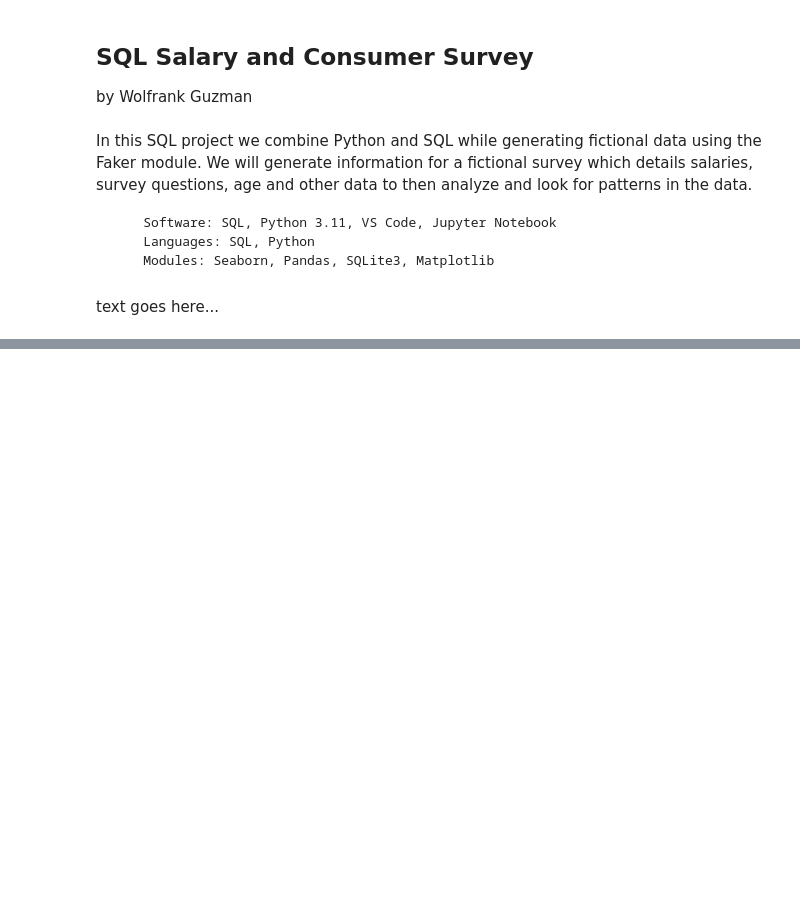
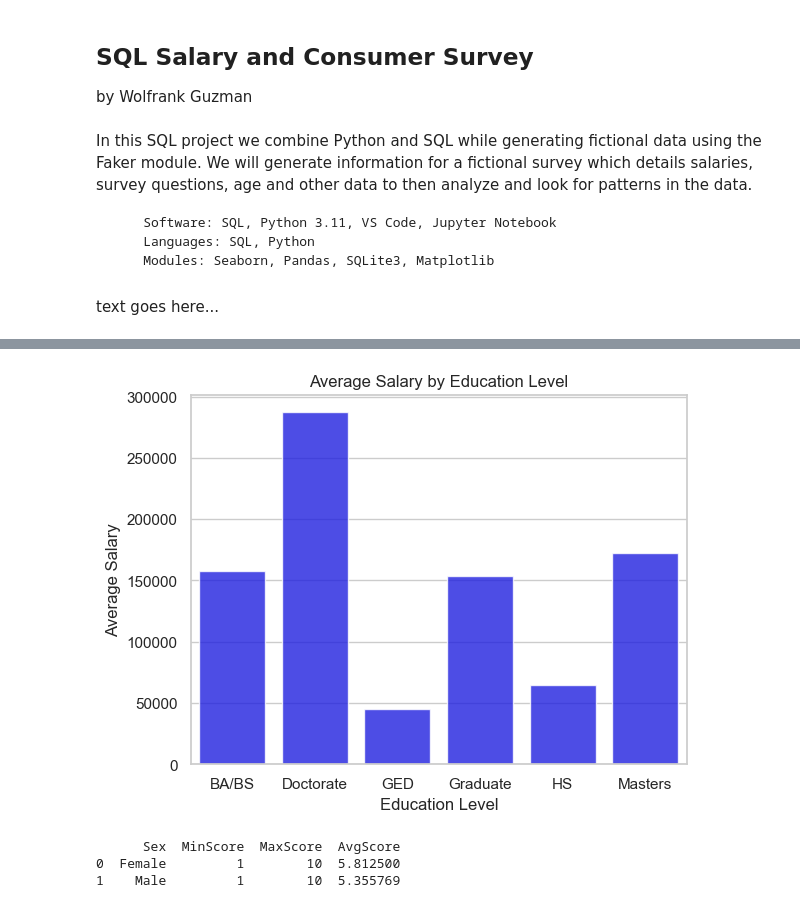
Before and after one commit to guzmanwolfrank/Data, a Jupyter notebook: SQLSalaryData/RandomData.ipynb, the cells around one changed output, grey strips where cells are left out. Saved outputs shown, nothing was run; the diff lists cells and outputs as text; code cells hidden in the pictures; blank space fills up the shorter version.

```diff
--- a/SQLSalaryData/RandomData.ipynb
+++ b/SQLSalaryData/RandomData.ipynb
@@ -521,0 +424,39 @@ SELECT Occupation, MAX(Salary) AS MaxSalary,
+# %%
+
+
+# 2. Calculate Average Salary by Education Level
+query2 = """
+SELECT Education, AVG(Salary) AS AvgSalary
+FROM data
+GROUP BY Education;
+"""
+result2 = pd.read_sql_query(query2, conn)
+
+# Visualize query results where applicable
+# Example: Visualize average salary by education level
+sns.barplot(x='Education', y='AvgSalary', data=result2, color='blue', alpha=0.8)
+plt.title('Average Salary by Education Level')
+plt.xticks(rotation=0)
+plt.xlabel('Education Level')
+plt.ylabel('Average Salary')
+plt.show()
+# %% [output]
+[figure, added]
+# %%
+
+
+# 4. Calculate Satisfaction Score Statistics by Gender
+query4 = """
+SELECT Sex, MIN("Satisfaction Score") AS MinScore,
+       MAX("Satisfaction Score") AS MaxScore,
+       AVG("Satisfaction Score") AS AvgScore
+FROM data
+GROUP BY Sex;
+"""
+result4 = pd.read_sql_query(query4, conn)
+
+print(result4)
+# %% [output]
+      Sex  MinScore  MaxScore  AvgScore
+0  Female         1        10  5.812500
+1    Male         1        10  5.355769
```
Also changed, not shown: parts of 17 cells of this notebook.
